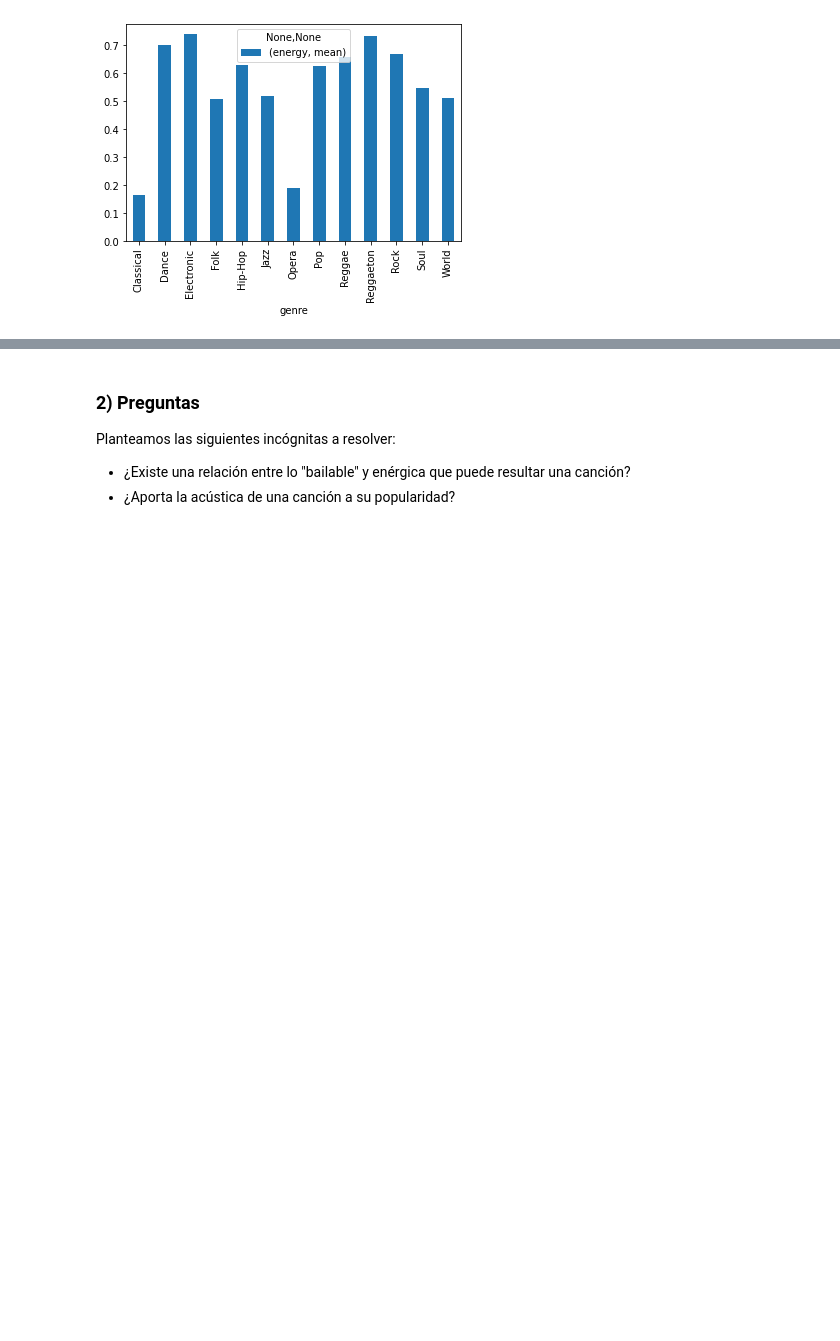
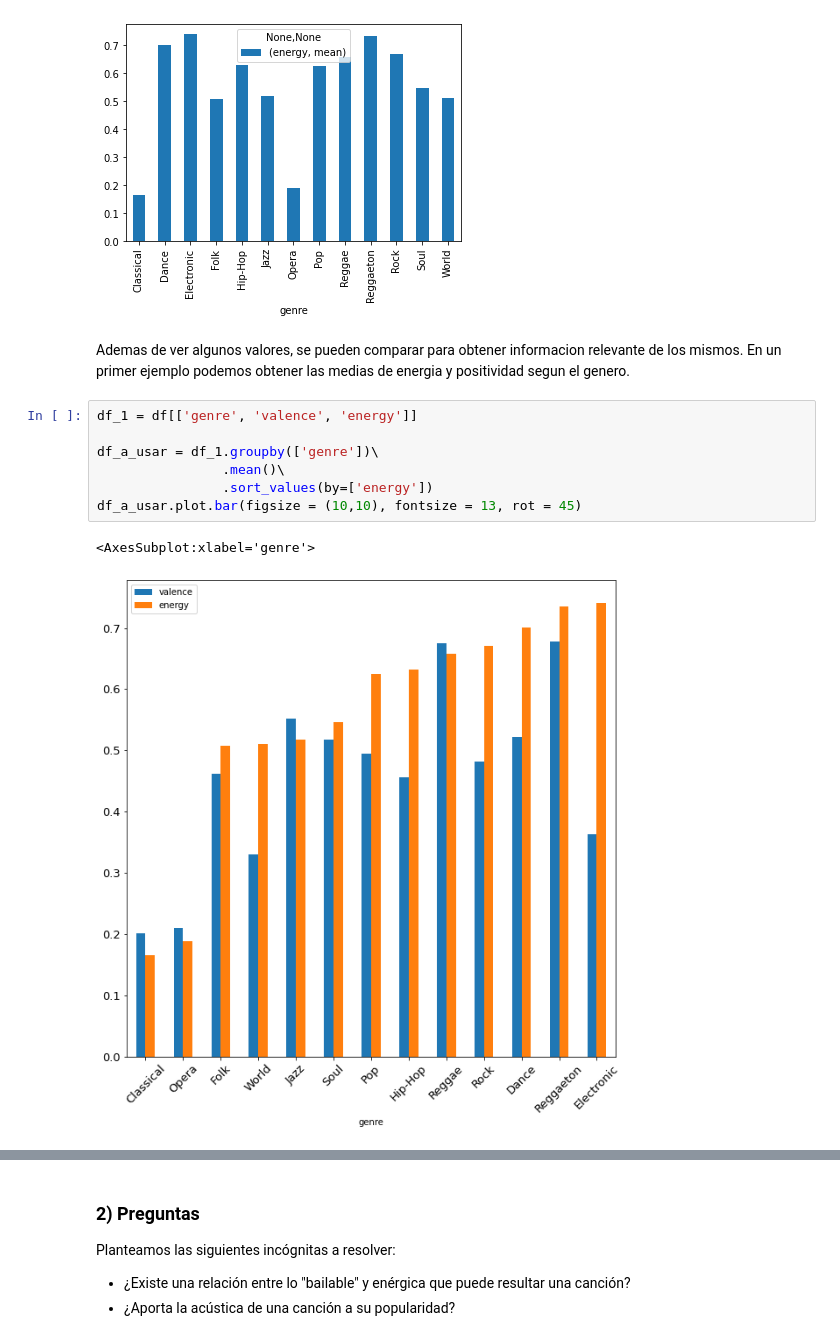
Before and after one commit to Jonathan-R0/TP1-OrganizacionDeDatos, a Jupyter notebook: src/Parte2.ipynb, the cells around one changed output, grey strips where cells are left out. Drawn from its saved outputs; the diff is of its cells as text; blank space fills up the shorter version.

```diff
--- a/src/Parte2.ipynb
+++ b/src/Parte2.ipynb
@@ -379,3 +381,15 @@ df.groupby("genre").agg({'energy': ['mean']}).plot.bar()
 # %% [output]
 <AxesSubplot:xlabel='genre'>
 [figure]
+# %% [markdown]
+Ademas de ver algunos valores, se pueden comparar para obtener informacion relevante de los mismos. En un primer ejemplo podemos obtener las medias de energia y positividad segun el genero.
+# %%
+df_1 = df[['genre', 'valence', 'energy']]
+
+df_a_usar = df_1.groupby(['genre'])\
+                .mean()\
+                .sort_values(by=['energy'])
+df_a_usar.plot.bar(figsize = (10,10), fontsize = 13, rot = 45)
+# %% [output]
+<AxesSubplot:xlabel='genre'>
+[figure, added]
```
Also changed, not shown: parts of 6 cells of this notebook.
